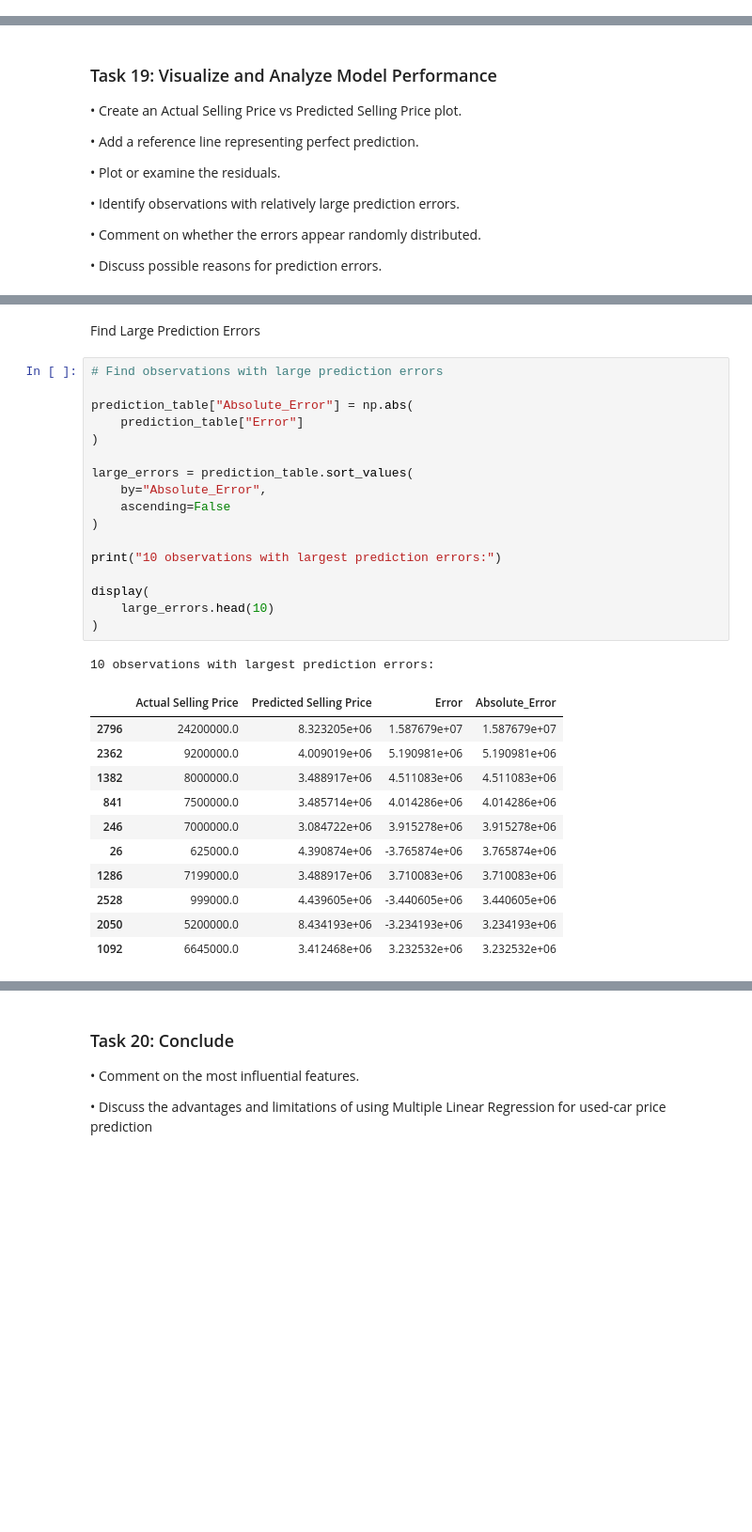
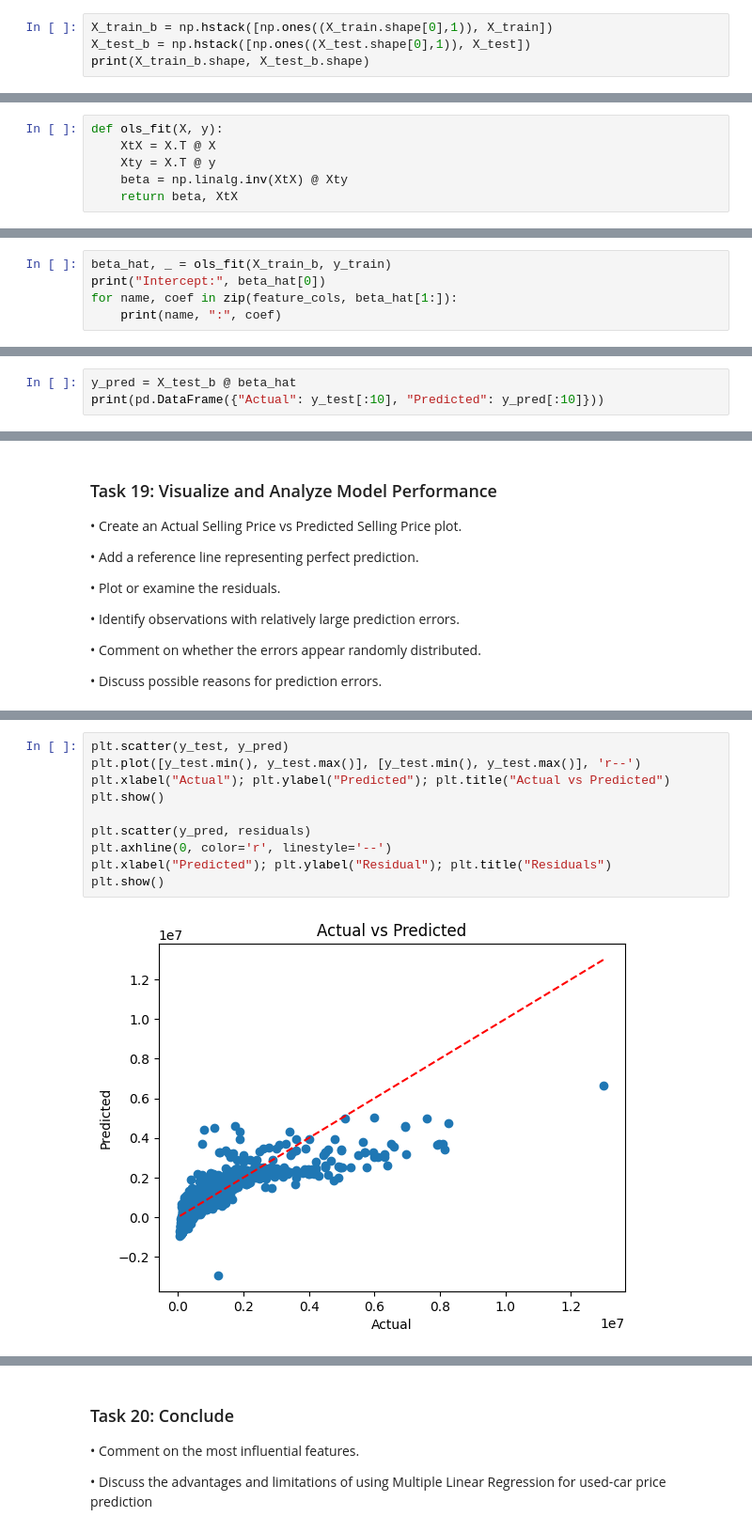
Before and after one commit to rahulm8132/CSL701-CE25_Machine-Learning-Lab, a Jupyter notebook: ML_Experiment_3.ipynb, the cells around one changed output, grey strips where cells are left out. Shown at 94% size. Drawn from its saved outputs; the diff is of its cells as text; blank space fills up the shorter version.

```diff
--- a/ML_Experiment_3.ipynb
+++ b/ML_Experiment_3.ipynb
@@ -750,0 +456,4 @@ First 5 rows:
+# %%
+X_train_b = np.hstack([np.ones((X_train.shape[0],1)), X_train])
+X_test_b = np.hstack([np.ones((X_test.shape[0],1)), X_test])
+print(X_train_b.shape, X_test_b.shape)
@@ -795,3 +477,9 @@ OLS coefficient vector:
+# %%
+def ols_fit(X, y):
+    XtX = X.T @ X
+    Xty = X.T @ y
+    beta = np.linalg.inv(XtX) @ Xty
+    return beta, XtX
 # %% [markdown]
 ## Task 13: Check Matrix Singularity
 
@@ -884,0 +505,5 @@ transmission_type_Manual       : -121450.230376
+# %%
+beta_hat, _ = ols_fit(X_train_b, y_train)
+print("Intercept:", beta_hat[0])
+for name, coef in zip(feature_cols, beta_hat[1:]):
+    print(name, ":", coef)
@@ -1011,0 +560,3 @@ Actual vs Predicted Selling Prices:
+# %%
+y_pred = X_test_b @ beta_hat
+print(pd.DataFrame({"Actual": y_test[:10], "Predicted": y_pred[:10]}))
@@ -1183,32 +629,12 @@ plt.show()
-# %% [markdown]
-Find Large Prediction Errors
-# %%
-# Find observations with large prediction errors
-
-prediction_table["Absolute_Error"] = np.abs(
-    prediction_table["Error"]
-)
-
-large_errors = prediction_table.sort_values(
-    by="Absolute_Error",
-    ascending=False
-)
-
-print("10 observations with largest prediction errors:")
-
-display(
-    large_errors.head(10)
-)
-# %% [output]
-10 observations with largest prediction errors:
-|  | Actual Selling Price | Predicted Selling Price | Error | Absolute_Error |
-| 2796 | 24200000.0 | 8.323205e+06 | 1.587679e+07 | 1.587679e+07 |
-| 2362 | 9200000.0 | 4.009019e+06 | 5.190981e+06 | 5.190981e+06 |
-| 1382 | 8000000.0 | 3.488917e+06 | 4.511083e+06 | 4.511083e+06 |
-| 841 | 7500000.0 | 3.485714e+06 | 4.014286e+06 | 4.014286e+06 |
-| 246 | 7000000.0 | 3.084722e+06 | 3.915278e+06 | 3.915278e+06 |
-| 26 | 625000.0 | 4.390874e+06 | -3.765874e+06 | 3.765874e+06 |
-| 1286 | 7199000.0 | 3.488917e+06 | 3.710083e+06 | 3.710083e+06 |
-| 2528 | 999000.0 | 4.439605e+06 | -3.440605e+06 | 3.440605e+06 |
-| 2050 | 5200000.0 | 8.434193e+06 | -3.234193e+06 | 3.234193e+06 |
-| 1092 | 6645000.0 | 3.412468e+06 | 3.232532e+06 | 3.232532e+06 |
+# %%
+plt.scatter(y_test, y_pred)
+plt.plot([y_test.min(), y_test.max()], [y_test.min(), y_test.max()], 'r--')
+plt.xlabel("Actual"); plt.ylabel("Predicted"); plt.title("Actual vs Predicted")
+plt.show()
+
+plt.scatter(y_pred, residuals)
+plt.axhline(0, color='r', linestyle='--')
+plt.xlabel("Predicted"); plt.ylabel("Residual"); plt.title("Residuals")
+plt.show()
+# %% [output]
+[figure, added]
```
Also changed, not shown: parts of 43 cells of this notebook.
